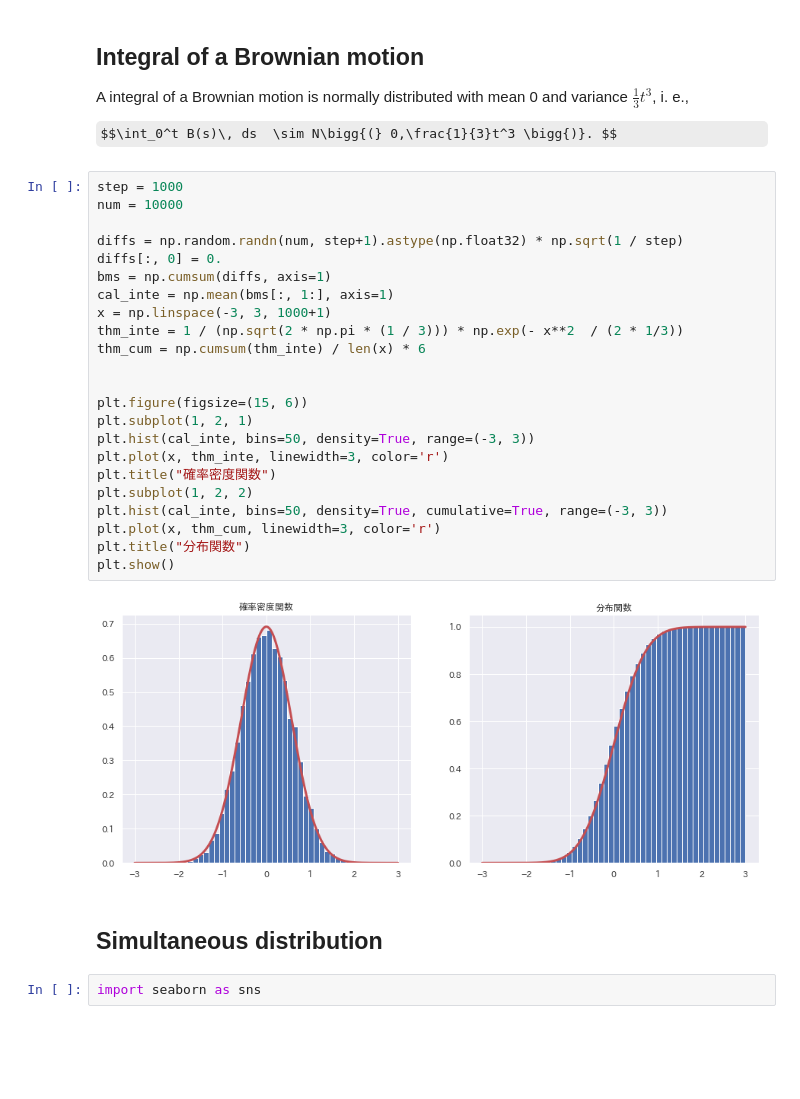
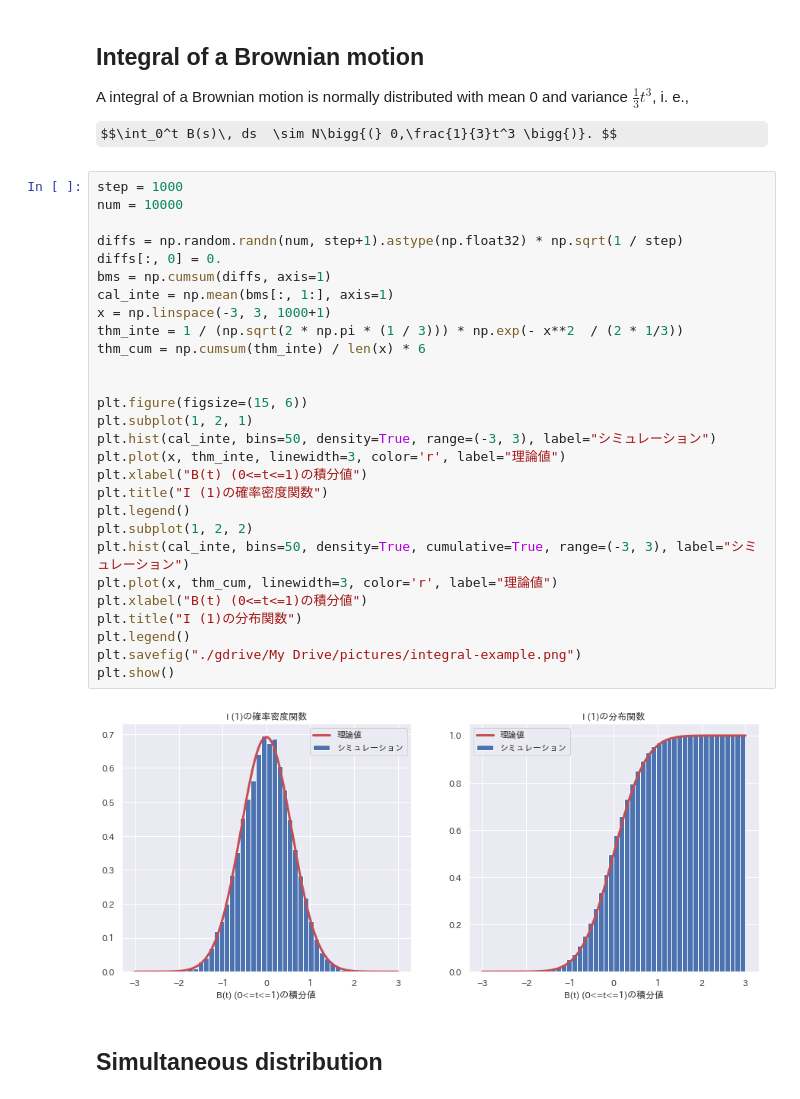
Before and after one commit to mo-mo-666/qiita-articles-script, a Jupyter notebook: arcsin-law/arcsin_law.ipynb, the cells around one changed output. Drawn from its saved outputs; the diff is of its cells as text; some formulas as TeX source; blank space fills up the shorter version.

```diff
--- a/arcsin-law/arcsin_law.ipynb
+++ b/arcsin-law/arcsin_law.ipynb
@@ -101,31 +115,34 @@ $$\int_0^t B(s)\, ds  \sim N\bigg{(} 0,\frac{1}{3}t^3 \bigg{)}. $$
 # %%
 step = 1000
 num = 10000
 
 diffs = np.random.randn(num, step+1).astype(np.float32) * np.sqrt(1 / step)
 diffs[:, 0] = 0.
 bms = np.cumsum(diffs, axis=1)
 cal_inte = np.mean(bms[:, 1:], axis=1)
 x = np.linspace(-3, 3, 1000+1)
 thm_inte = 1 / (np.sqrt(2 * np.pi * (1 / 3))) * np.exp(- x**2  / (2 * 1/3))
 thm_cum = np.cumsum(thm_inte) / len(x) * 6
 
 
 plt.figure(figsize=(15, 6))
 plt.subplot(1, 2, 1)
-plt.hist(cal_inte, bins=50, density=True, range=(-3, 3))
-plt.plot(x, thm_inte, linewidth=3, color='r')
-plt.title("確率密度関数")
+plt.hist(cal_inte, bins=50, density=True, range=(-3, 3), label="シミュレーション")
+plt.plot(x, thm_inte, linewidth=3, color='r', label="理論値")
+plt.xlabel("B(t) (0<=t<=1)の積分値")
+plt.title("I (1)の確率密度関数")
+plt.legend()
 plt.subplot(1, 2, 2)
-plt.hist(cal_inte, bins=50, density=True, cumulative=True, range=(-3, 3))
-plt.plot(x, thm_cum, linewidth=3, color='r')
-plt.title("分布関数")
+plt.hist(cal_inte, bins=50, density=True, cumulative=True, range=(-3, 3), label="シミュレーション")
+plt.plot(x, thm_cum, linewidth=3, color='r', label="理論値")
+plt.xlabel("B(t) (0<=t<=1)の積分値")
+plt.title("I (1)の分布関数")
+plt.legend()
+plt.savefig("./gdrive/My Drive/pictures/integral-example.png")
 plt.show()
 # %% [output]
-[figure, old version]
+[figure, new version]
 # %% [markdown]
 ## Simultaneous distribution
-# %%
-import seaborn as sns
 # %%
 step = 1000
```
Also changed, not shown: parts of 10 cells of this notebook.
